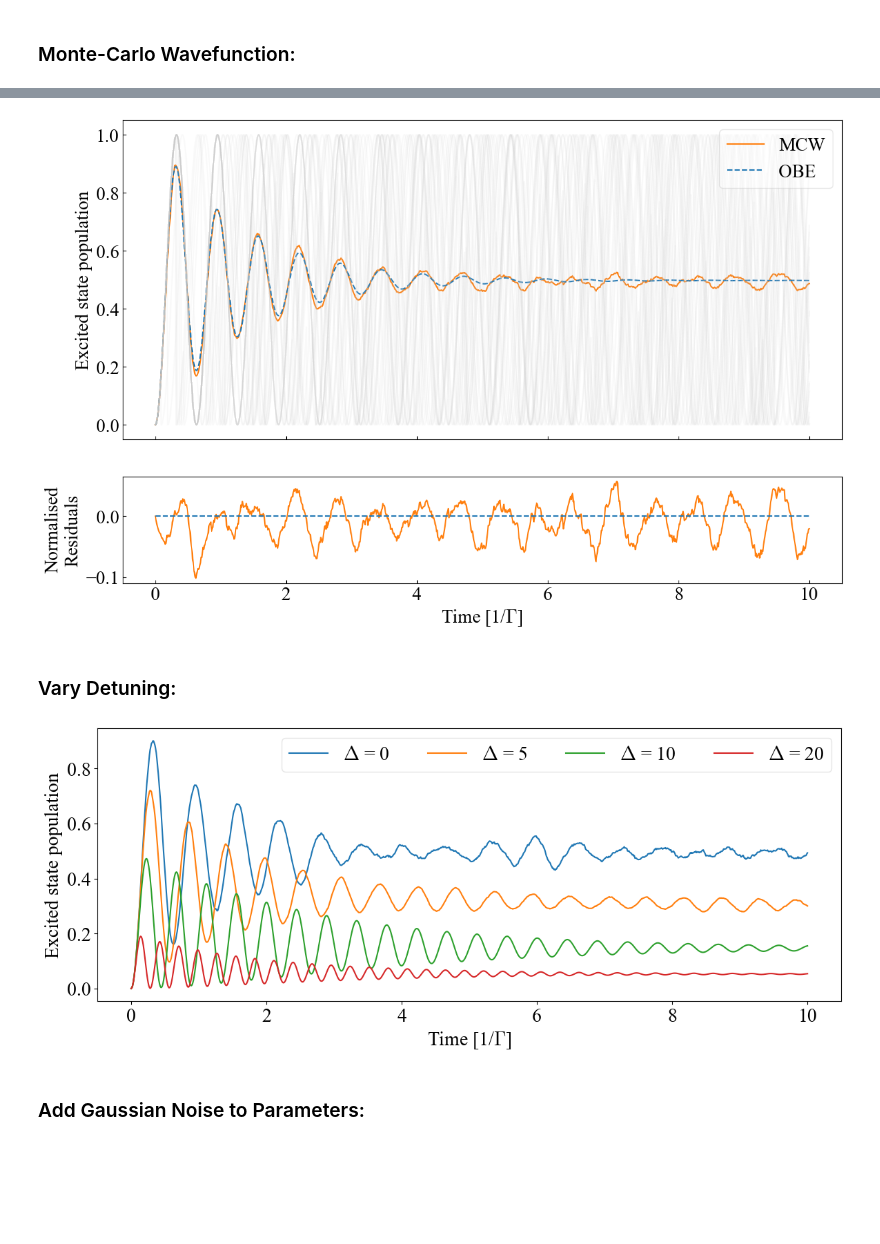
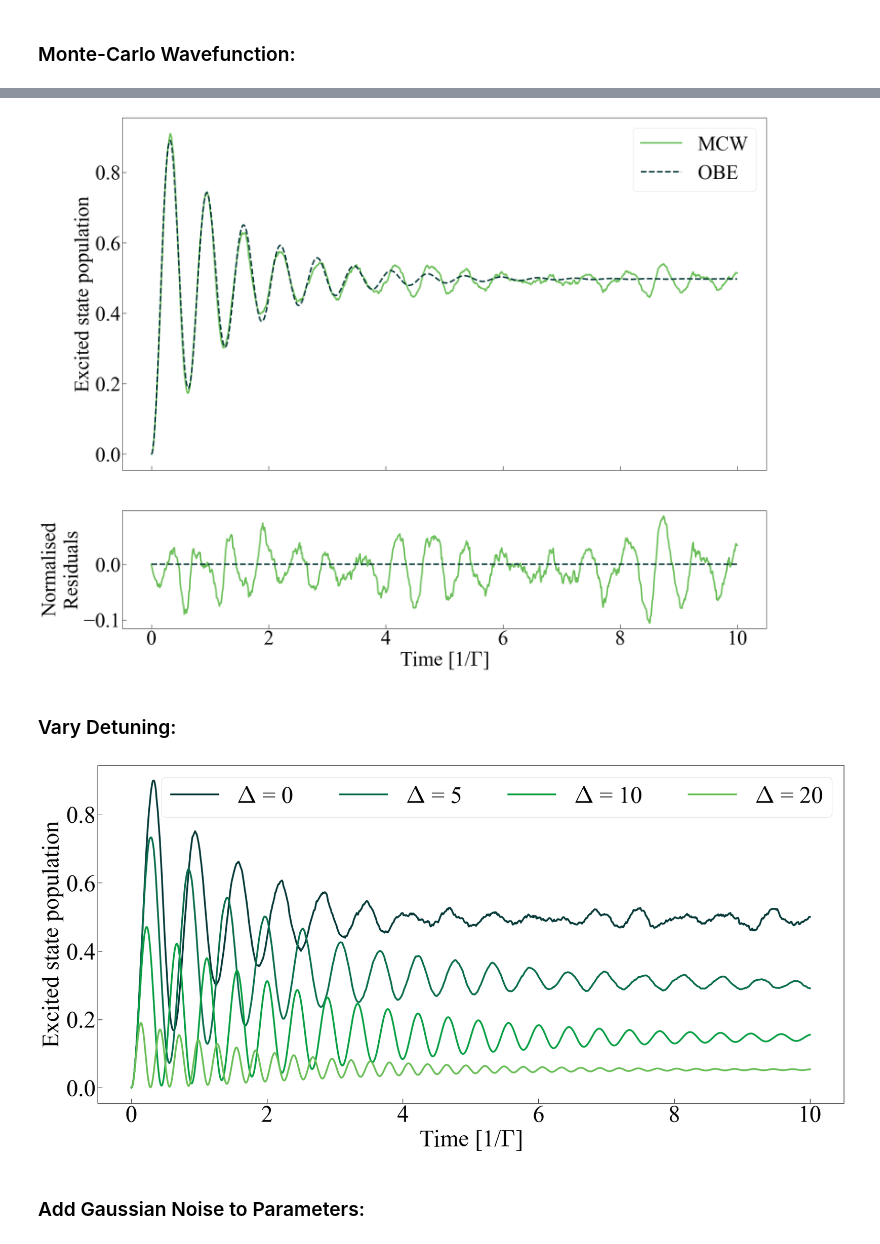
Before and after one commit to simonadubs/Computing-Project, a Jupyter notebook: Untitled.ipynb, the cells around one changed output, grey strips where cells are left out. Cells and saved outputs as stored; diff of their text form; code cells hidden in the pictures; blank space fills up the shorter version.

```diff
--- a/Untitled.ipynb
+++ b/Untitled.ipynb
@@ -10,9 +10,10 @@ import matplotlib.pyplot as plt
 # %%
 # Set plot parameters:
 plotclr = 'tab:orange'
-plt.rcParams.update({'font.size' : 20})
+plt.rcParams.update({'font.size' : 40})
 plt.rcParams['font.family'] = 'Times New Roman'
 mpl.rcParams['mathtext.fontset'] = 'cm'
+clrs = ['#073b3a', '#0b6e4f', '#08a045', '#6bbf59', '#f8b464']
 # %%
 ## Parameters:
 
@@ -149,44 +153,45 @@ plt.show()
 QT = arr.mean(axis=0)
 
 # Calculate normalised residuals:
 residuals = np.zeros(n + 1)
 for i in range(n + 1):
     if analytic[i] == 0:
         residuals[i] = 0
     else:
         residuals[i] = (QT[i] - analytic[i]) / analytic[i]
 
 # Generate figure:
-fig, ax = plt.subplots(2, 1, figsize=(12, 8),
+fig, ax = plt.subplots(2, 1, figsize=(20, 16),
                        sharex=True, gridspec_kw={'height_ratios': [3, 1]})
 plt.tight_layout()
-ax[0].plot(t, QT, label='MCW', color=plotclr)
-ax[0].plot(t, analytic, label='OBE', linestyle='--')
+ax[0].plot(t, QT, label='MCW', color=clrs[3], linewidth=3)
+ax[0].plot(t, analytic, label='OBE', linestyle='--', linewidth=3, color=clrs[0])
 
-for j in range(int(N / 20)):
-    ax[0].plot(t, arr[j], color='0.8', alpha=0.1)
+# for j in range(int(N / 40)):
+#     ax[0].plot(t, arr[j], color='0.8', alpha=0.1)
 
-ax[1].plot(t, residuals, color=plotclr)
-ax[1].plot([0, n * dt], [0, 0], linestyle='--')
+ax[1].plot(t, residuals, linewidth=3, color=clrs[3])
+ax[1].plot([0, n * dt], [0, 0], linestyle='--', linewidth=3, color=clrs[0])
 
 # Labels:
 ax[0].set_ylabel('Excited state population')
 ax[0].legend(framealpha=0.5, loc=1)
 ax[1].set_xlabel('Time [1/{}]'.format(r'$\Gamma$'))
 ax[1].set_ylabel('Normalised\nResiduals')
 
 # Inward-facing ticks:
-ax[0].tick_params(direction="in")
-ax[1].tick_params(direction="in")
+ax[0].tick_params(direction="in", length=8)
+ax[1].tick_params(direction="in", length=8)
 
 # Additional adjustments:
 # plt.subplots_adjust(hspace=0)
 # ax[1].set_ylim(min(residuals) * 1.5, max(residuals) * 1.5)
 
 plt.show()
-# plt.savefig('Comparison.png', transparent=True, bbox_inches='tight')
+
+fig.savefig('Comparison.pdf', bbox_inches='tight')
 # %% [output]
-[figure, old version]
+[figure, new version]
 # %% [markdown]
 ### Vary Detuning:
 # %%
@@ -223,17 +228,20 @@ for h in range(4):
 
     VD[h] = var_Delta_arr.mean(axis=0)
 # %%
-fig, ax = plt.subplots(figsize=(12, 5))
+fig, ax = plt.subplots(figsize=(20, 10))
 plt.tight_layout()
 
 for i in range(4):
-    ax.plot(t, VD[i], label='$\Delta$ = {}'.format(var_Delta[i]))
+    ax.plot(t, VD[i], label='$\Delta$ = {}'.format(var_Delta[i]), color=clrs[i], linewidth=3)
 ax.set_xlabel('Time [1/{}]'.format(r'$\Gamma$'))
 ax.set_ylabel('Excited state population')
+ax.tick_params(direction="in", length=8)
 ax.legend(framealpha=0.5, ncol=4)
 plt.show()
+
+fig.savefig('Detuning.pdf', bbox_inches='tight')
 # %% [output]
-[figure, old version]
+[figure, new version]
 # %% [markdown]
 ### Add Gaussian Noise to Parameters:
 # %%
```
Also changed, not shown: parts of 4 cells of this notebook.
